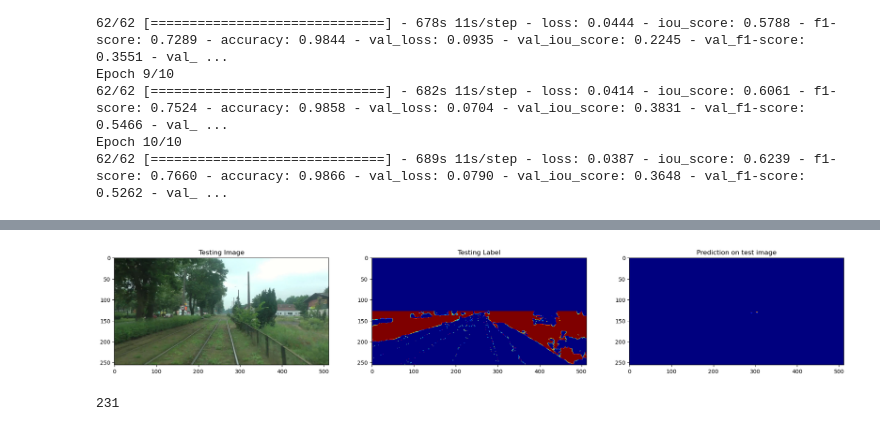
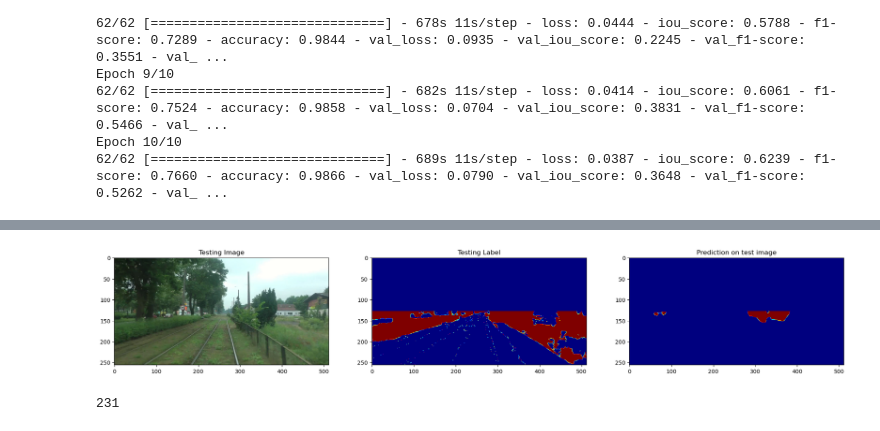
Before and after one commit to khoadaniel/vegetation-detection-railways, a Jupyter notebook: aras/model_tram_lowerhalf_512x256.ipynb, the cells around one changed output, grey strips where cells are left out. Cells and saved outputs as stored; diff of their text form; code cells hidden in the pictures.

```diff
--- a/aras/model_tram_lowerhalf_512x256.ipynb
+++ b/aras/model_tram_lowerhalf_512x256.ipynb
@@ -165,7 +165,7 @@ ground_truth=y_test[test_img_number]
 
 test_img_input=np.expand_dims(test_img, 0) #this is to make (256, 512, 1) -> (1, 256, 512, 1)
 prediction = (model.predict(test_img_input))
-my_threshold = 0.99
+my_threshold = 0.88
 predicted_img=(prediction>=my_threshold).astype(int)[0,:,:,:] #remove the first axis
 
 plt.figure(figsize=(24, 16))
@@ -184,4 +184,4 @@ plt.show()
-[figure, old version]
+[figure, new version]
 # %%
 test_img_number
 # %% [output]
```
Also changed, not shown: parts of 1 cell of this notebook, 6 other files.
